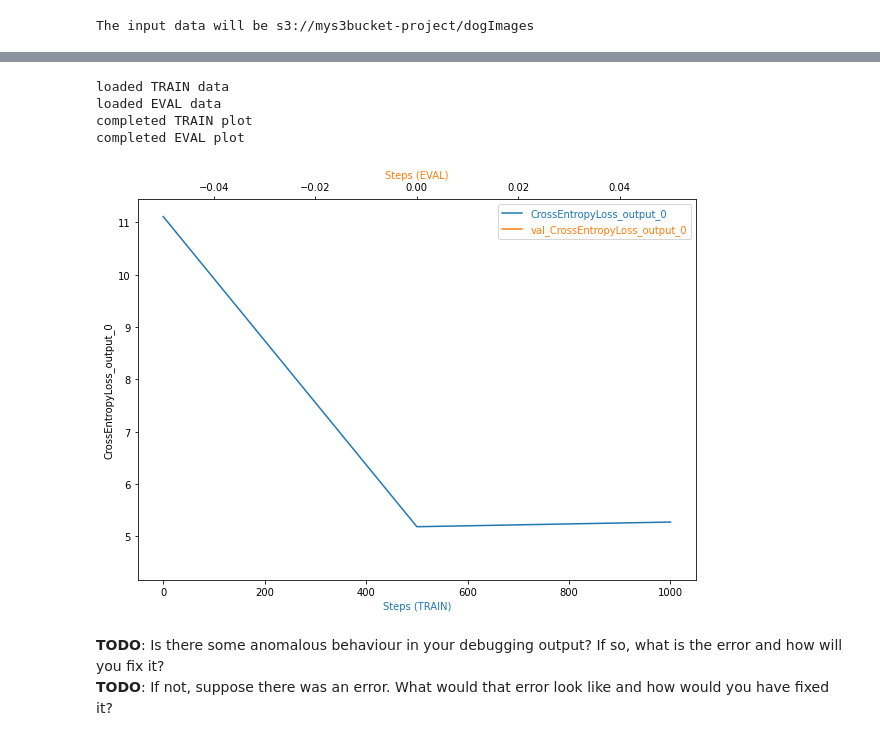
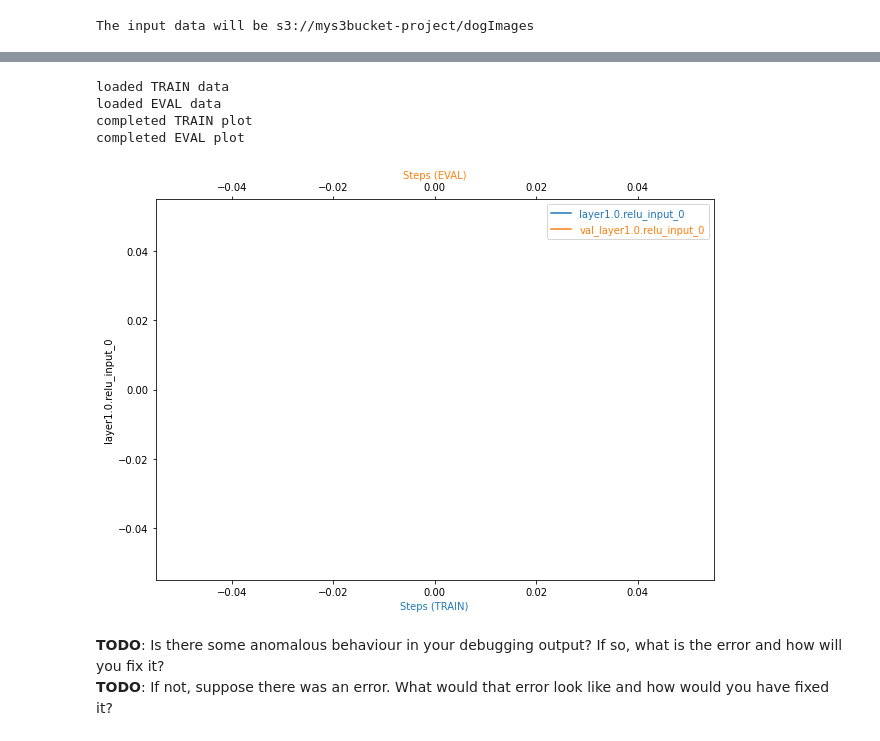
Before and after one commit to beauvilerobed/dog-breed-image-classification, a Jupyter notebook: train_and_deploy.ipynb, the cells around one changed output, grey strips where cells are left out. Saved outputs shown, nothing was run; the diff lists cells and outputs as text; code cells hidden in the pictures.

```diff
--- a/train_and_deploy.ipynb
+++ b/train_and_deploy.ipynb
@@ -55,7 +52,7 @@ from sagemaker.tuner import (
 
 hyperparameter_ranges = {
     "lr": ContinuousParameter(0.001, 0.1),
-    "batch-size": CategoricalParameter([1, 2, 5, 7, 10]),
+    "batch_size": CategoricalParameter([1, 2, 5, 7, 10]),
     "epochs": IntegerParameter(2, 4)
 }
 
@@ -154,3 +148,11 @@ input_data = "s3://{}/dogImages".format(bucket)
 print("The input data will be {}".format(input_data))
 # %% [output]
 The input data will be s3://mys3bucket-project/dogImages
+# %%
+lr = float(best_estimator.hyperparameters()["lr"])
+epochs = int(best_estimator.hyperparameters()['epochs'])
+batch_size = int(best_estimator.hyperparameters()['batch_size'][1:-1])
+
+print(lr)
+print(batch_size)
+print(epochs)
@@ -157,3 +163,9 @@ The input data will be s3://mys3bucket-project/dogImages
+# %%
+hyperparameters = {
+    "lr": lr,
+    "batch_size": batch_size,
+    "epochs": epochs
+}
 # %%
 # TODO: Create and fit an estimator
 # TODO: Your estimator here
@@ -166,6 +178,7 @@ estimator = sagemaker.pytorch.estimator.PyTorch(
     py_version="py36",
     profiler_config=profiler_config,
     debugger_hook_config=debugger_config,
+    hyperparameters = hyperparameters,
     rules=rules,
     output_path=input_data
 )
@@ -273,13 +287,13 @@ def plot_tensor(trial, tensor_name):
     plt.show()
 # %%
 # TODO: Plot a debugging output.
-plot_tensor(trial, "CrossEntropyLoss_output_0")
+plot_tensor(trial, "layer1.0.relu_input_0")
 # %% [output]
 loaded TRAIN data
 loaded EVAL data
 completed TRAIN plot
 completed EVAL plot
-[figure, old version]
+[figure, new version]
 # %% [markdown]
 **TODO**: Is there some anomalous behaviour in your debugging output? If so, what is the error and how will you fix it?
 **TODO**: If not, suppose there was an error. What would that error look like and how would you have fixed it?
```
Also changed, not shown: parts of 17 cells of this notebook, 4 other files.
